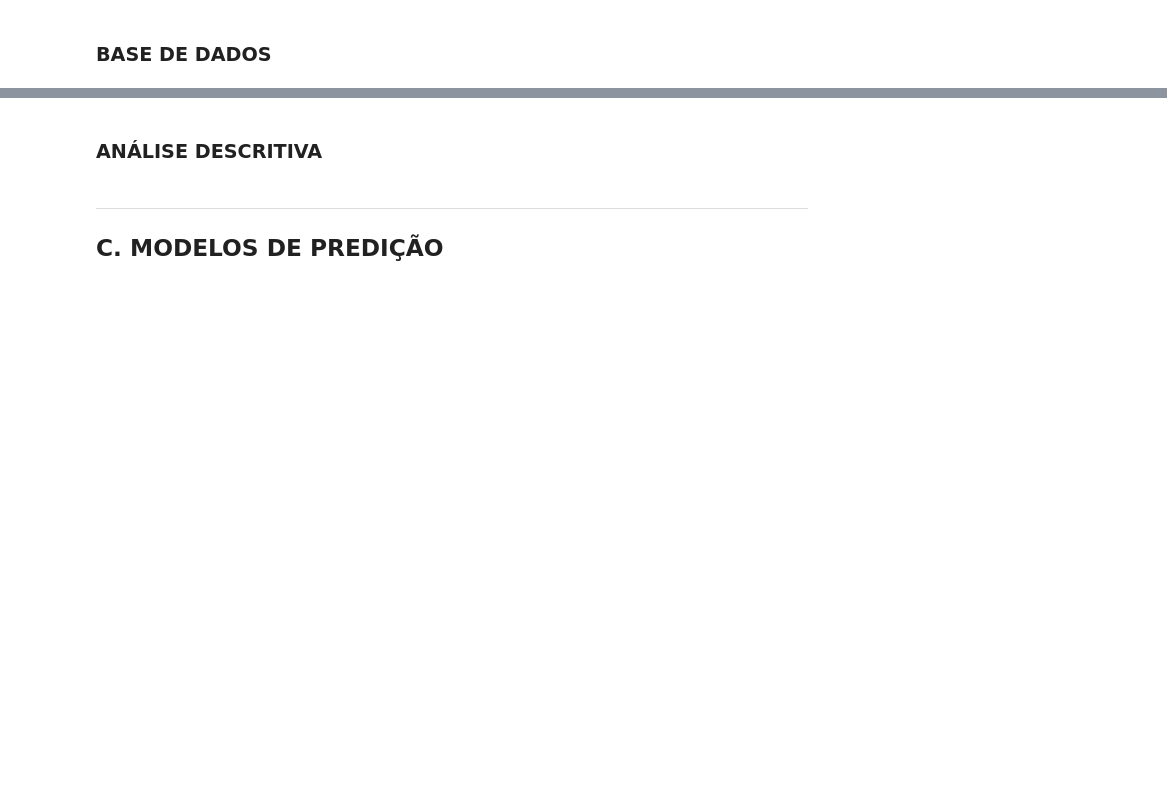
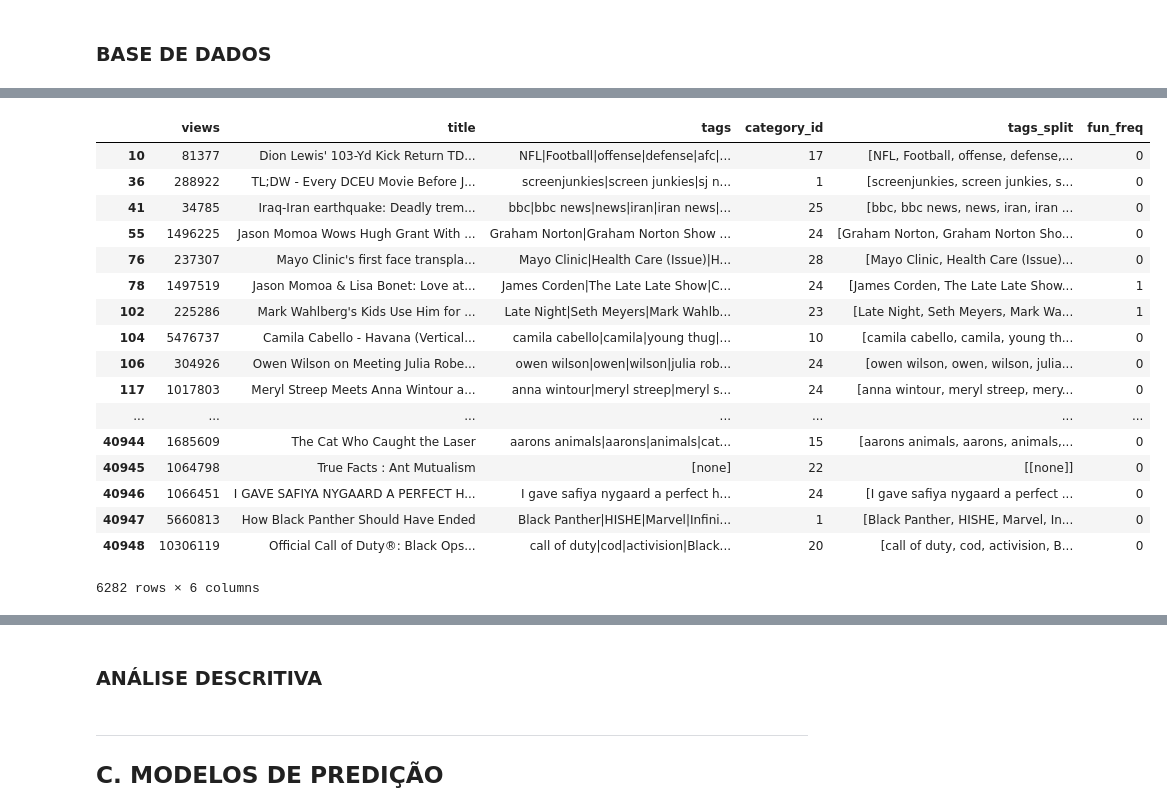
Before and after one commit to victorniubo/cdados_dp, a Jupyter notebook: P3/Projeto3 Layout.ipynb, the cells around one changed output, grey strips where cells are left out. Drawn from its saved outputs; the diff is of its cells as text; code cells hidden in the pictures; blank space fills up the shorter version.

```diff
--- a/P3/Projeto3 Layout.ipynb
+++ b/P3/Projeto3 Layout.ipynb
@@ -79,5 +74,4 @@ merged = list(itertools.chain(*you_analysis.tags_split))
 contador = pd.DataFrame({'col':merged})
 limpino = contador[contador.col != '[none]']
 dfl = limpino.col.value_counts().rename_axis('tags').reset_index(name='counts')
-dfl = dfl[(dfl['counts'])> 500]
-dfl.head()
+dfl = dfl[(dfl['counts'])> 10]
@@ -91,16 +99,21 @@ dfl.head()
 # %%
 # Separa as linhas que contém certa tag
-contador = 0
-for e in dfl.tags:
-    var_df = you_analysis[you_analysis['tags'].str.contains(e)]
-    var_df[e + '_freq'] = dfl.counts[contador]
 
-    not_var_df = you_analysis[~you_analysis['tags'].str.contains(e)]
-    not_var_df[e + '_freq'] = np.NaN
+for e in range(len(dfl.tags)):
+#     var_df = you_analysis[you_analysis['tags'].str.contains(dfl.tags[e])]
+#     var_df[e + '_freq'] = dfl.counts[contador]
+#     #var_df[e + '_freq'] =  var_df[e + '_freq'].astype('int')
 
-    contador += 1
+#     not_var_df = you_analysis[~you_analysis['tags'].str.contains(e)]
+#     not_var_df[e + '_freq'] = 0
+#     #not_var_df[e + '_freq'] =  not_var_df[e + '_freq'].astype('int')
 
-    toto = pd.concat([var_df, not_var_df])
-    you_analysis[e + '_freq'] = toto[e + '_freq']
+#     contador += 1
 
-you_analysis.head(3)
+#     toto = pd.concat([var_df, not_var_df])
+#     you_analysis[e + '_freq'] = toto[e + '_freq']
+
+    var_df = you_analysis[you_analysis['tags'].str.contains(dfl.tags[e])]
+    x = list(var_df.index)
+    you_analysis[dfl.tags[e]+'_freq'] = 0
+    you_analysis.loc[x,[dfl.tags[e]+'_freq']] = dfl.counts[contador]
@@ -112,0 +120,25 @@ you_analysis.head(3)
+# %%
+var_df = you_analysis[you_analysis['tags'].str.contains('funny')]
+x = list(var_df.index)
+you_analysis['funny_freq'] = 0
+you_analysis.loc[x,['fun_freq']] = 1
+you_analysis
+# %% [output]
+|  | views | title | tags | category_id | tags_split | fun_freq |
+| 10 | 81377 | Dion Lewis' 103-Yd Kick Return TD... | NFL|Football|offense|defense|afc|... | 17 | [NFL, Football, offense, defense,... | 0 |
+| 36 | 288922 | TL;DW - Every DCEU Movie Before J... | screenjunkies|screen junkies|sj n... | 1 | [screenjunkies, screen junkies, s... | 0 |
+| 41 | 34785 | Iraq-Iran earthquake: Deadly trem... | bbc|bbc news|news|iran|iran news|... | 25 | [bbc, bbc news, news, iran, iran ... | 0 |
+| 55 | 1496225 | Jason Momoa Wows Hugh Grant With ... | Graham Norton|Graham Norton Show ... | 24 | [Graham Norton, Graham Norton Sho... | 0 |
+| 76 | 237307 | Mayo Clinic's first face transpla... | Mayo Clinic|Health Care (Issue)|H... | 28 | [Mayo Clinic, Health Care (Issue)... | 0 |
+| 78 | 1497519 | Jason Momoa & Lisa Bonet: Love at... | James Corden|The Late Late Show|C... | 24 | [James Corden, The Late Late Show... | 1 |
+| 102 | 225286 | Mark Wahlberg's Kids Use Him for ... | Late Night|Seth Meyers|Mark Wahlb... | 23 | [Late Night, Seth Meyers, Mark Wa... | 1 |
+| 104 | 5476737 | Camila Cabello - Havana (Vertical... | camila cabello|camila|young thug|... | 10 | [camila cabello, camila, young th... | 0 |
+| 106 | 304926 | Owen Wilson on Meeting Julia Robe... | owen wilson|owen|wilson|julia rob... | 24 | [owen wilson, owen, wilson, julia... | 0 |
+| 117 | 1017803 | Meryl Streep Meets Anna Wintour a... | anna wintour|meryl streep|meryl s... | 24 | [anna wintour, meryl streep, mery... | 0 |
+| ... | ... | ... | ... | ... | ... | ... |
+| 40944 | 1685609 | The Cat Who Caught the Laser | aarons animals|aarons|animals|cat... | 15 | [aarons animals, aarons, animals,... | 0 |
+| 40945 | 1064798 | True Facts : Ant Mutualism | [none] | 22 | [[none]] | 0 |
+| 40946 | 1066451 | I GAVE SAFIYA NYGAARD A PERFECT H... | I gave safiya nygaard a perfect h... | 24 | [I gave safiya nygaard a perfect ... | 0 |
+| 40947 | 5660813 | How Black Panther Should Have Ended | Black Panther|HISHE|Marvel|Infini... | 1 | [Black Panther, HISHE, Marvel, In... | 0 |
+| 40948 | 10306119 | Official Call of Duty®: Black Ops... | call of duty|cod|activision|Black... | 20 | [call of duty, cod, activision, B... | 0 |
+6282 rows × 6 columns
```
Also changed, not shown: parts of 10 cells of this notebook, 1 other file.
